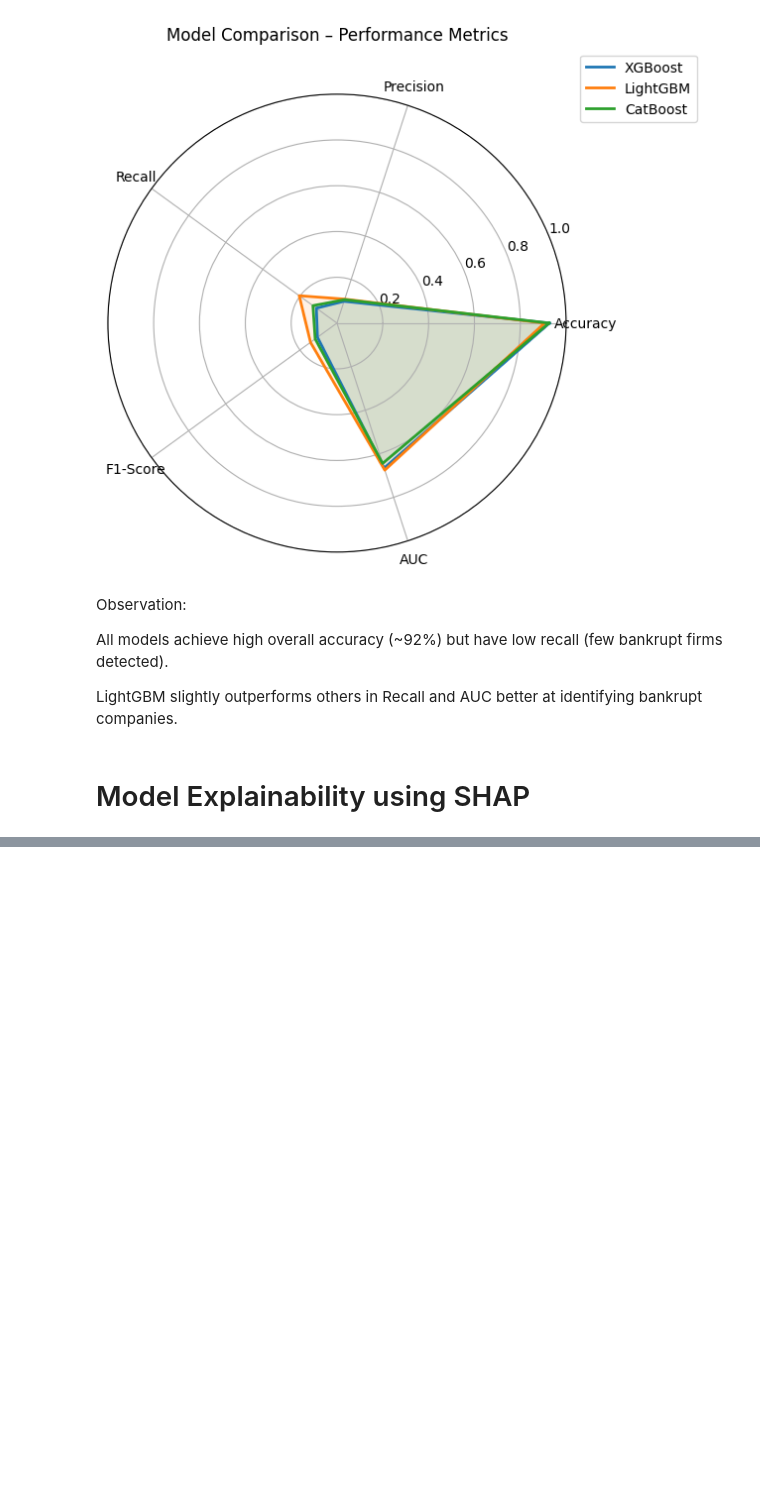
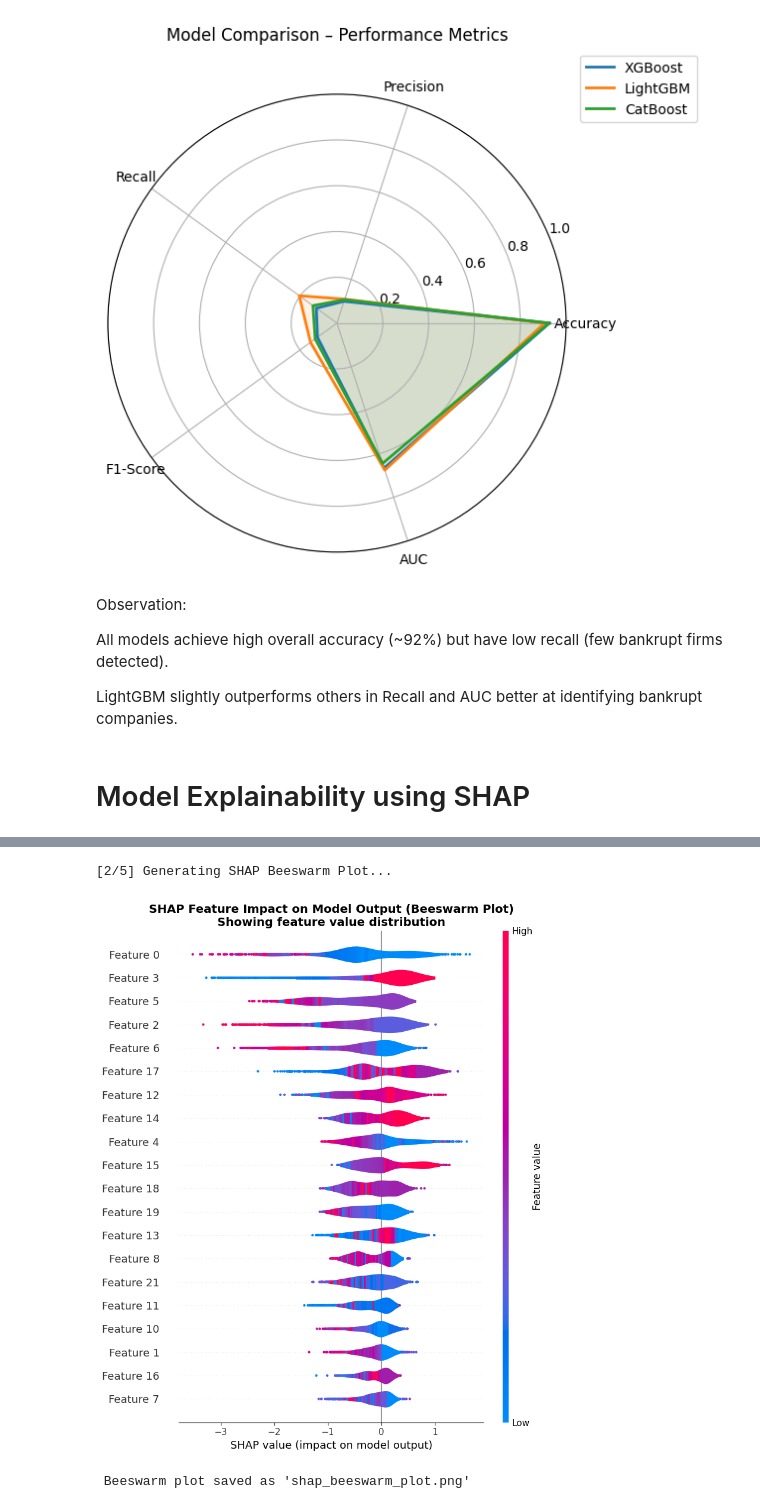
Before and after one commit to Sai-Vara-Prasad-Lekkalapudi/major-project, a Jupyter notebook: Major_project_EDA.ipynb, the cells around one changed output, grey strips where cells are left out. Saved outputs shown, nothing was run; the diff lists cells and outputs as text; code cells hidden in the pictures; blank space fills up the shorter version.

```diff
--- a/Major_project_EDA.ipynb
+++ b/Major_project_EDA.ipynb
@@ -949,0 +1006,27 @@ LightGBM slightly outperforms others in Recall and AUC better at identifying ban
+# %%
+# SHAP Beeswarm Plot (Detailed Feature Distribution)
+
+print("\n[2/5] Generating SHAP Beeswarm Plot...")
+
+# Create figure
+plt.figure(figsize=(12, 8))
+
+
+# SHAP Beeswarm/Violin Plot
+shap.summary_plot(shap_values_class1, X_test_final, plot_type="violin", show=False)
+
+plt.title(
+    "SHAP Feature Impact on Model Output (Beeswarm Plot)\nShowing feature value distribution",
+    fontsize=14,
+    fontweight='bold'
+)
+
+plt.tight_layout()
+plt.savefig('shap_beeswarm_plot.png', dpi=300, bbox_inches='tight')
+plt.show()
+
+print(" Beeswarm plot saved as 'shap_beeswarm_plot.png'")
+# %% [output]
+[2/5] Generating SHAP Beeswarm Plot...
+[figure, added]
+ Beeswarm plot saved as 'shap_beeswarm_plot.png'
```
Also changed, not shown: parts of 6 cells of this notebook.
